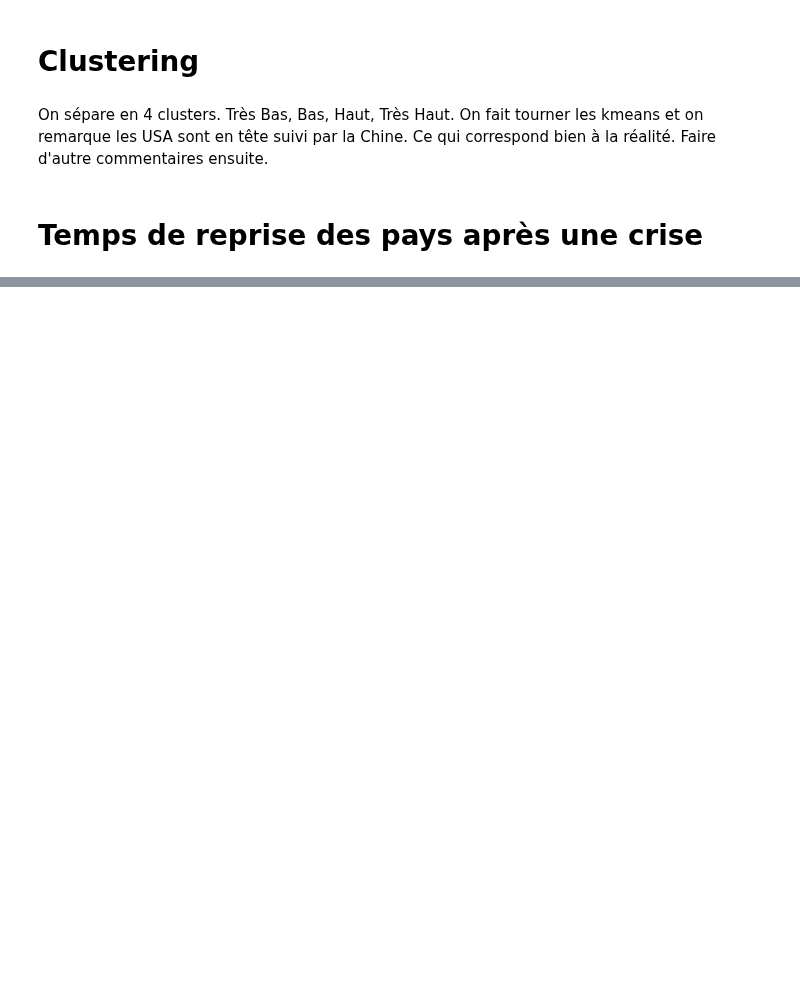
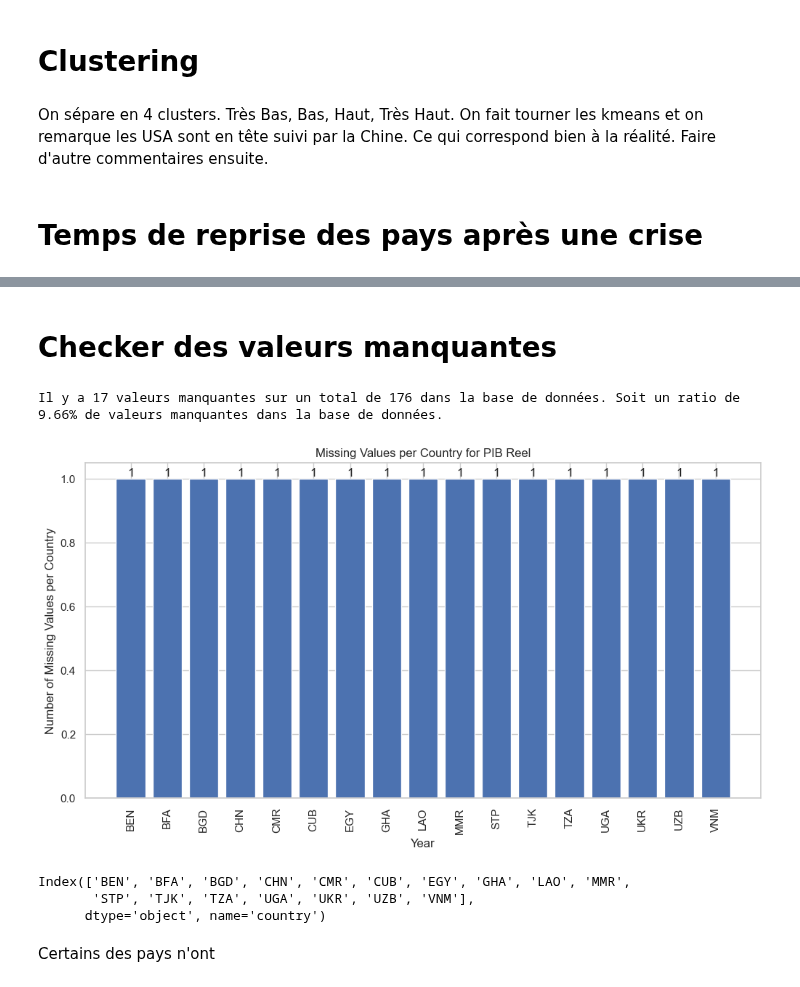
Before and after one commit to nile2304/Data-Science-Project-ENSAE, a Jupyter notebook: main.ipynb, the cells around one changed output, grey strips where cells are left out. Drawn from its saved outputs; the diff is of its cells as text; code cells hidden in the pictures; blank space fills up the shorter version.

Commit message:
finalized last modifications on the study of the PIB.

```diff
--- a/main.ipynb
+++ b/main.ipynb
@@ -293,20 +307,17 @@ dv.visualize_economicPower_clusters(weightCountry)
 # %% [markdown]
 # Temps de reprise des pays après une crise
 # %%
-little_test = PIB_Reel_data_final[PIB_Reel_data_final["country"] == "BEN"].sort_values('date').reset_index(drop=True).copy()
-
-
 import pandas as pd
 import numpy as np
 
 def peak_to_breach_times(df_country):
 
-    # Sort by year and reset index
+    # Ordonner le dataframe pour que les séries temporelles commncent avec des dates croissantes
     df = df_country.sort_values('date').reset_index(drop=True).copy()
 
     df['prev_pib'] = df['PIB'].shift(1)
     df['next_pib'] = df['PIB'].shift(-1)
-    df['is_peak'] = (df['PIB'] > df['prev_pib']) & (df['PIB'] > df['next_pib'])
+    df['is_peak'] = (df['PIB'] > df['prev_pib']) & (df['PIB'] > df['next_pib']) # Identifier les pics locaux i.e les années où le PIB est plus élevé que l'année précédente et l'année suivante
 
     peak_indices = df.index[df['is_peak']].tolist()
 
@@ -316,28 +327,31 @@ def peak_to_breach_times(df_country):
         peak_year = df.loc[i, 'date']
         peak_val = df.loc[i, 'PIB']
 
-        # data after the peak
+        # données survenues après le pic
         after_thePeak = df.loc[i+1:].copy()
         if after_thePeak.empty:
             continue
 
-        # Require that there is a drop below the peak at some point
+        # Si aucune valeur dans la suite n'est inférieure au pic, on continue parce que ça veut dire qu'il n'y a pas eu de crise après ce pic
         if not (after_thePeak['PIB'] < peak_val).any():
-            # No crisis/drawdown after this peak -> ignore
+
             continue
 
-        # First year where PIB goes strictly above the peak again
+        # Sinon on cherche la première année où le PIB dépasse le pic pour signaler un retour à la normale
         breached = after_thePeak[after_thePeak['PIB'] > peak_val]
         if breached.empty:
-            # Never recovers above that peak in the sample
             continue
 
         breach_year = breached['date'].iloc[0]
         time_to_breach = breach_year - peak_year
         times.append(time_to_breach)
 
-    mean_time = np.mean(times) if len(times) > 0 else np.nan
-    return times, mean_time
+    mean_time = np.mean(times) if len(times) > 0 else np.nan # Permet de calculer un cas moyen
+    return mean_time
 
-peak_to_breach_times(little_test)
+
+responseTime_data = pd.DataFrame(PIB_Reel_data_final.groupby('country')[['date','PIB']].apply(lambda x:peak_to_breach_times(x)))
+responseTime_data.rename(columns={0:"avgResponseTime"},inplace=True)
+responseTime_data.reset_index(inplace=True)
+responseTime_data
 # %% [output]
@@ -344,0 +371,15 @@ peak_to_breach_times(little_test)
+# %% [markdown]
+# Checker des valeurs manquantes
+# %%
+da.check_missing_values(responseTime_data,"avgResponseTime")
+# %% [output]
+Il y a 17 valeurs manquantes sur un total de 176 dans la base de données. Soit un ratio de 9.66% de valeurs manquantes dans la base de données.
+# %%
+dv.plot_missing_values_per_country(responseTime_data,"avgResponseTime",treshold=0)
+# %% [output]
+[figure, added]
+Index(['BEN', 'BFA', 'BGD', 'CHN', 'CMR', 'CUB', 'EGY', 'GHA', 'LAO', 'MMR',
+       'STP', 'TJK', 'TZA', 'UGA', 'UKR', 'UZB', 'VNM'],
+      dtype='object', name='country')
+# %% [markdown]
+Certains des pays n'ont
```
Also changed, not shown: parts of 10 cells of this notebook, 1 other file.
